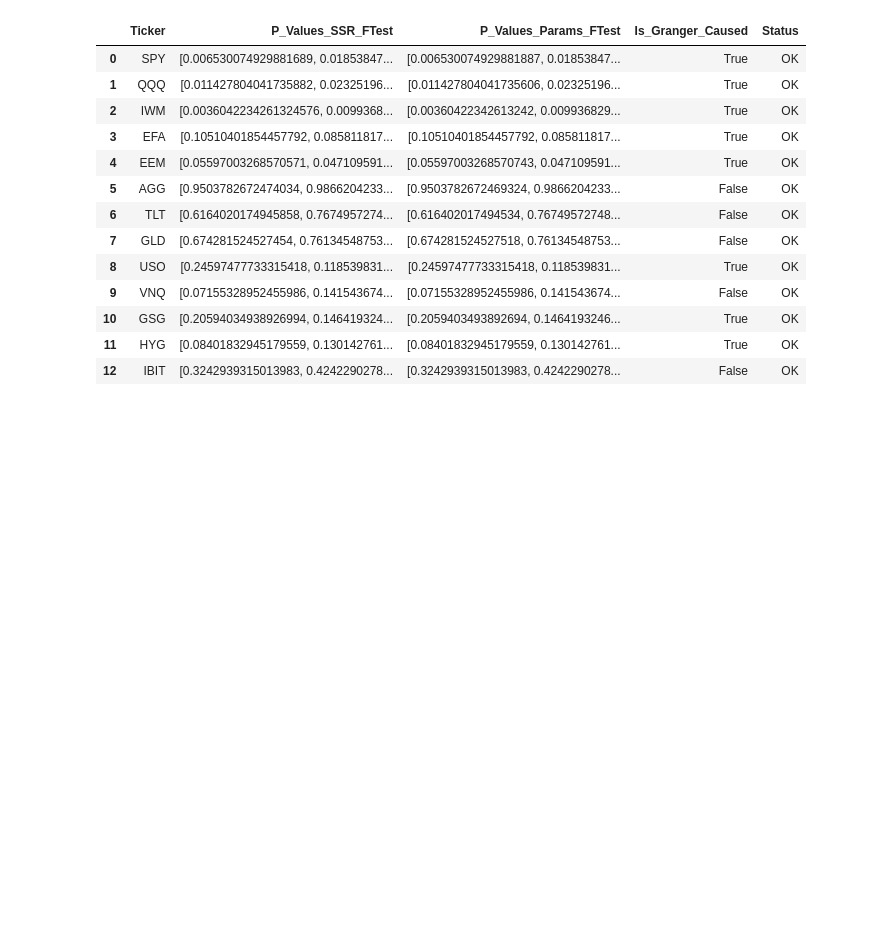
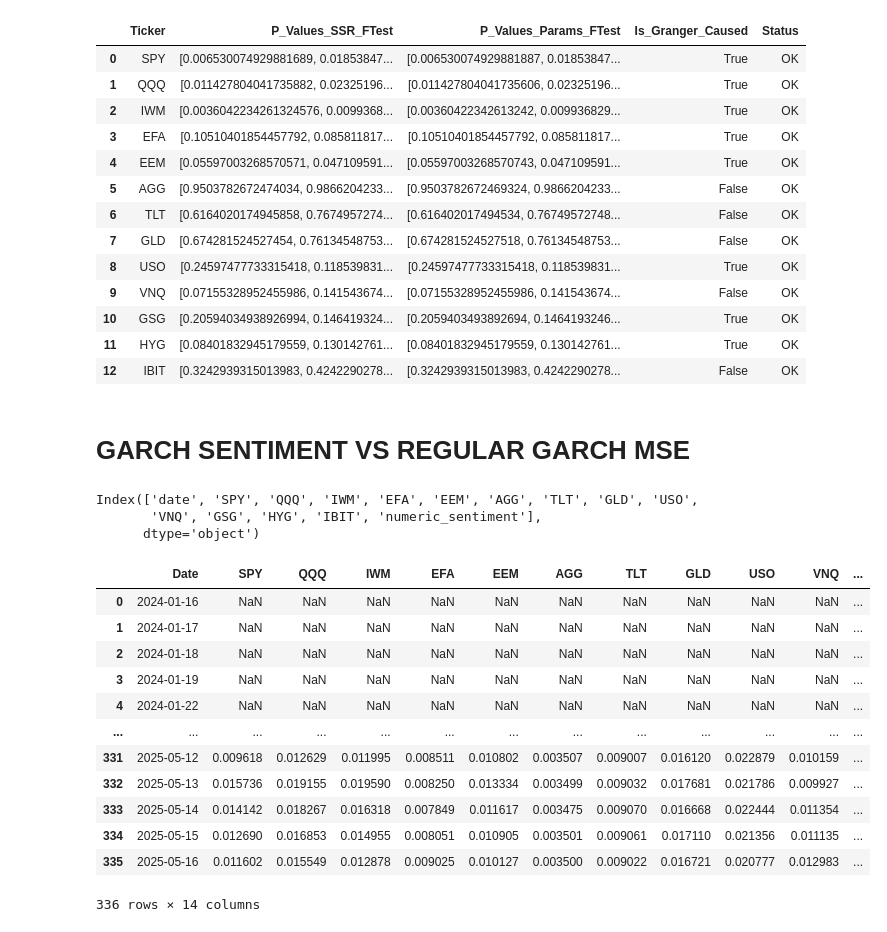
Before and after one commit to Kunj121/MacroFinance_HW2, a Jupyter notebook: project/stephen_regressions.ipynb, the cells around one changed output. Cells and saved outputs as stored; diff of their text form; code cells hidden in the pictures; blank space fills up the shorter version.

```diff
--- a/project/stephen_regressions.ipynb
+++ b/project/stephen_regressions.ipynb
@@ -709,3 +709,27 @@ granger_summary_df
 | 10 | GSG | [0.20594034938926994, 0.146419324... | [0.2059403493892694, 0.1464193246... | True | OK |
 | 11 | HYG | [0.08401832945179559, 0.130142761... | [0.08401832945179559, 0.130142761... | True | OK |
 | 12 | IBIT | [0.3242939315013983, 0.4242290278... | [0.3242939315013983, 0.4242290278... | False | OK |
+# %% [markdown]
+# GARCH SENTIMENT VS REGULAR GARCH MSE
+# %%
+merged_df.columns
+# %% [output]
+Index(['date', 'SPY', 'QQQ', 'IWM', 'EFA', 'EEM', 'AGG', 'TLT', 'GLD', 'USO',
+       'VNQ', 'GSG', 'HYG', 'IBIT', 'numeric_sentiment'],
+      dtype='object')
+# %%
+sentiment_garch
+# %% [output]
+|  | Date | SPY | QQQ | IWM | EFA | EEM | AGG | TLT | GLD | USO | VNQ | ... |
+| 0 | 2024-01-16 | NaN | NaN | NaN | NaN | NaN | NaN | NaN | NaN | NaN | NaN | ... |
+| 1 | 2024-01-17 | NaN | NaN | NaN | NaN | NaN | NaN | NaN | NaN | NaN | NaN | ... |
+| 2 | 2024-01-18 | NaN | NaN | NaN | NaN | NaN | NaN | NaN | NaN | NaN | NaN | ... |
+| 3 | 2024-01-19 | NaN | NaN | NaN | NaN | NaN | NaN | NaN | NaN | NaN | NaN | ... |
+| 4 | 2024-01-22 | NaN | NaN | NaN | NaN | NaN | NaN | NaN | NaN | NaN | NaN | ... |
+| ... | ... | ... | ... | ... | ... | ... | ... | ... | ... | ... | ... | ... |
+| 331 | 2025-05-12 | 0.009618 | 0.012629 | 0.011995 | 0.008511 | 0.010802 | 0.003507 | 0.009007 | 0.016120 | 0.022879 | 0.010159 | ... |
+| 332 | 2025-05-13 | 0.015736 | 0.019155 | 0.019590 | 0.008250 | 0.013334 | 0.003499 | 0.009032 | 0.017681 | 0.021786 | 0.009927 | ... |
+| 333 | 2025-05-14 | 0.014142 | 0.018267 | 0.016318 | 0.007849 | 0.011617 | 0.003475 | 0.009070 | 0.016668 | 0.022444 | 0.011354 | ... |
+| 334 | 2025-05-15 | 0.012690 | 0.016853 | 0.014955 | 0.008051 | 0.010905 | 0.003501 | 0.009061 | 0.017110 | 0.021356 | 0.011135 | ... |
+| 335 | 2025-05-16 | 0.011602 | 0.015549 | 0.012878 | 0.009025 | 0.010127 | 0.003500 | 0.009022 | 0.016721 | 0.020777 | 0.012983 | ... |
+336 rows × 14 columns
```
Also changed, not shown: parts of 3 cells of this notebook.
